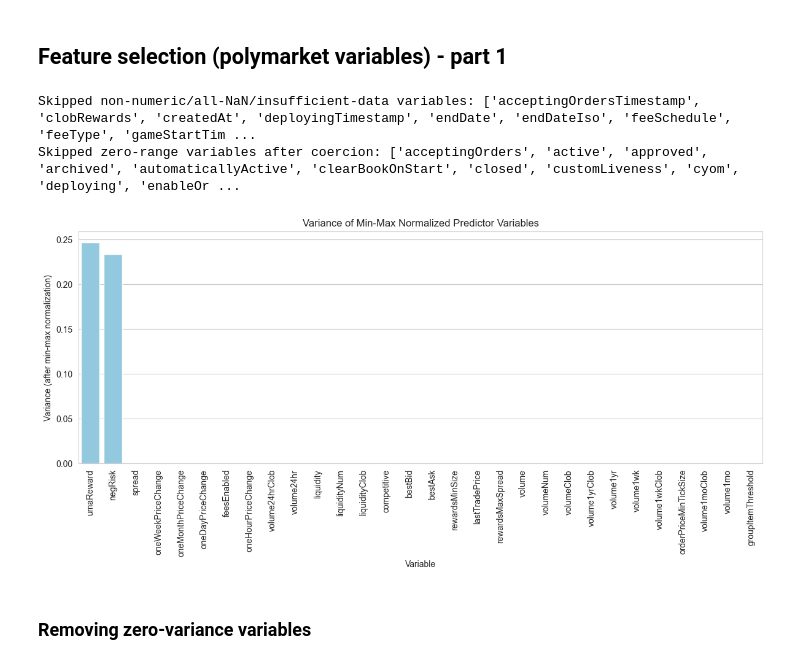
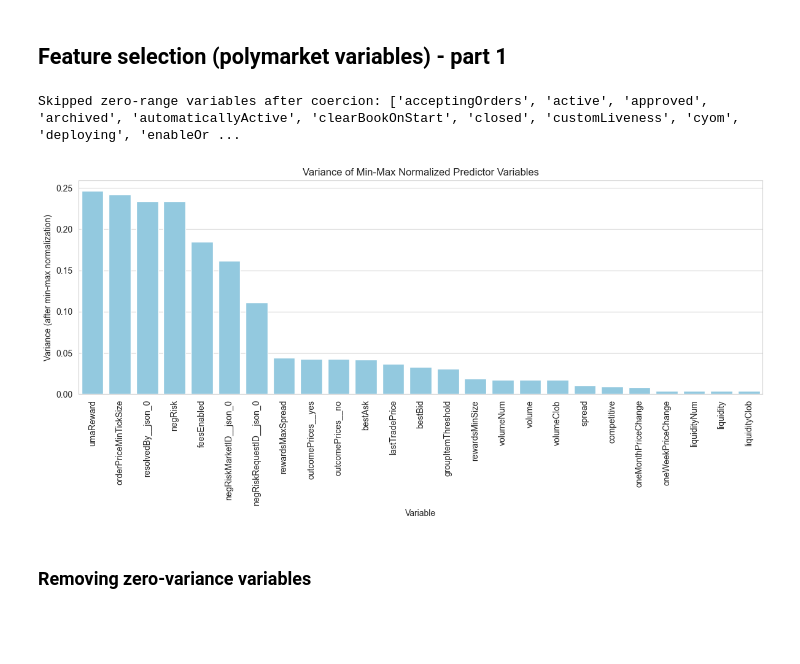
Before and after one commit to AB3rnhard/DABE_Thesis_Hoefer_Khanh, a Jupyter notebook: Feature Engineering SQL polymarket database.ipynb, the cells around one changed output. Saved outputs shown, nothing was run; the diff lists cells and outputs as text; code cells hidden in the pictures; blank space fills up the shorter version.

```diff
--- a/Feature Engineering SQL polymarket database.ipynb
+++ b/Feature Engineering SQL polymarket database.ipynb
@@ -803,41 +1159,0 @@ Let's proceed by doing the ADF and KPSS test, to test for unit root predictors
-# %%
-try:
-    import statsmodels.api as sm
-except ModuleNotFoundError:
-    %pip install statsmodels -q
-    import statsmodels.api as sm
-
-#silence InterpolationWarning warnings from statsmodels when running stationarity tests on short series (we expect some short series due to the market coverage filtering, and we will handle them by skipping any series with less than 20 observations or with zero variance, but statsmodels still raises warnings for these cases and clutters the output)
-
-import warnings
-warnings.filterwarnings("ignore", category=FutureWarning)
-warnings.filterwarnings("ignore", category=sm.tools.sm_exceptions.InterpolationWarning)
-
-import pandas as pd
-from statsmodels.tsa.stattools import adfuller, kpss
-
-results = []
-
-for col in df_full_range.columns:
-    s = pd.to_numeric(df_full_range[col], errors="coerce").dropna()
-
-    if len(s) < 20 or s.nunique() <= 1:
-        continue
-
-    try:
-        adf_c = adfuller(s, autolag="AIC", regression="c")
-        adf_ct = adfuller(s, autolag="AIC", regression="ct")
-        kpss_c = kpss(s, regression="c", nlags="auto")
-
-        results.append({
-            "variable": col[0],
-            "market": col[1],
-            "n_obs": len(s),
-            "adf_p_c": adf_c[1],
-            "adf_p_ct": adf_ct[1],
-            "kpss_p_c": kpss_c[1],
-        })
-    except Exception:
-        continue
-
-results_df = pd.DataFrame(results)
@@ -1011,13 +1164,13 @@ Total variables to stationarize                  : 28
 # Normalize each predictor block first (min-max) so variables share a common 0..1 scale.
 # Non-numeric entries are coerced to NaN; blocks with too little finite data are skipped.
 
-predictor_vars = [col for col in df_full_range.columns.get_level_values(0).unique() if col != "gold_close"]
+predictor_vars = [col for col in df_full_range_numerical.columns.get_level_values(0).unique() if col != "gold_close"]
 variances = []
 skipped_non_numeric = []
 skipped_zero_range = []
 
 for var in predictor_vars:
-    sub = df_full_range[var]
+    sub = df_full_range_numerical[var]
     numeric_sub = sub.apply(pd.to_numeric, errors="coerce")
 
     arr_raw = numeric_sub.to_numpy(dtype="float64")
@@ -1036,35 +1189,34 @@ for var in predictor_vars:
 
     arr_norm = (arr_raw - min_val) / value_range
     var_value = np.nanvar(arr_norm, ddof=1)
     if np.isnan(var_value):
         skipped_non_numeric.append(var)
         continue
 
     variances.append({"variable": var, "variance": var_value})
 
 if skipped_non_numeric:
     print("Skipped non-numeric/all-NaN/insufficient-data variables:", skipped_non_numeric)
 if skipped_zero_range:
     print("Skipped zero-range variables after coercion:", skipped_zero_range)
 
 if not variances:
     raise ValueError(
         "No predictor variable had enough numeric variation after normalization."
     )
 
 var_df = pd.DataFrame(variances).sort_values("variance", ascending=False)
 plt.figure(figsize=(12, 6))
 sns.barplot(data=var_df, x="variable", y="variance", color="skyblue")
 plt.xticks(rotation=90)
 plt.title("Variance of Min-Max Normalized Predictor Variables")
 plt.xlabel("Variable")
 plt.ylabel("Variance (after min-max normalization)")
 plt.tight_layout()
 plt.show()
 # %% [output]
-Skipped non-numeric/all-NaN/insufficient-data variables: ['acceptingOrdersTimestamp', 'clobRewards', 'createdAt', 'deployingTimestamp', 'endDate', 'endDateIso', 'feeSchedule', 'feeType', 'gameStartTim ...
 Skipped zero-range variables after coercion: ['acceptingOrders', 'active', 'approved', 'archived', 'automaticallyActive', 'clearBookOnStart', 'closed', 'customLiveness', 'cyom', 'deploying', 'enableOr ...
-[figure, old version]
+[figure, new version]
 # %% [markdown]
 ### Removing zero-variance variables
 # %%
```
Also changed, not shown: parts of 34 cells of this notebook, 10 other files.
